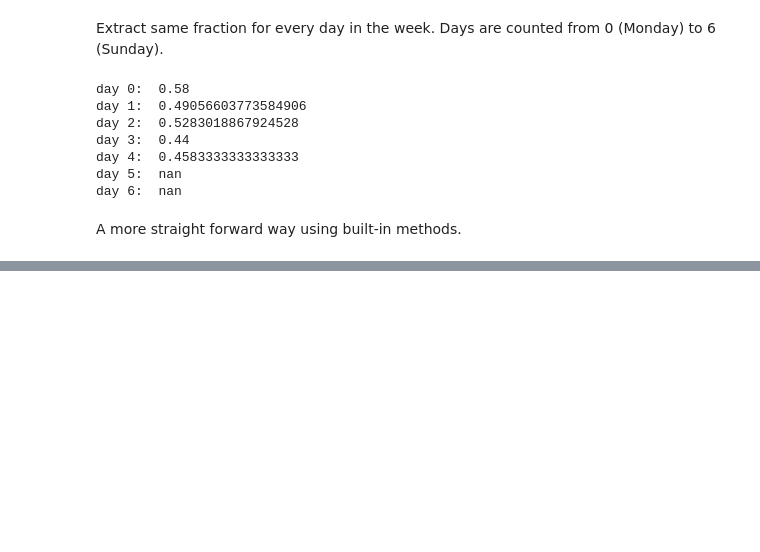
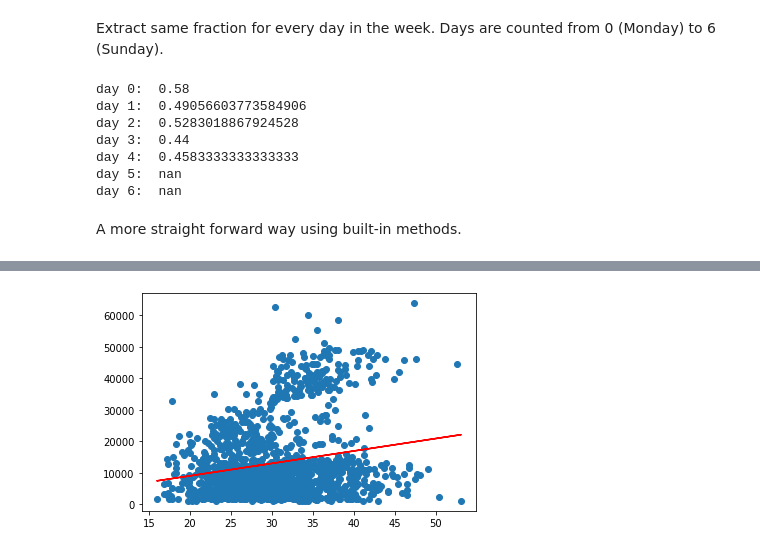
Before and after one commit to jnkng/python_introduction, a Jupyter notebook: _sources/Python_introduction.ipynb, the cells around one changed output, grey strips where cells are left out. Saved outputs shown, nothing was run; the diff lists cells and outputs as text; code cells hidden in the pictures; blank space fills up the shorter version.

```diff
--- a/_sources/Python_introduction.ipynb
+++ b/_sources/Python_introduction.ipynb
@@ -1386,0 +1450,5 @@ dax.groupby(['wday']).mean()  # rows with nans are not calculated
+# %%
+import pandas as pd
+df = pd.read_csv("data/insurance.csv")
+#df = df.select_dtypes(include=['int64', 'float64'])
+df.head(2)
@@ -1386,0 +1471,10 @@ dax.groupby(['wday']).mean()  # rows with nans are not calculated
+# %%
+from sklearn.linear_model import LinearRegression
+
+X = np.array(df.bmi).reshape(-1,1)
+y = np.array(df.charges).reshape(-1,1)
+
+linreg = LinearRegression(fit_intercept=True)
+linreg.fit(X,y)
+
+print(f"intercept: {linreg.intercept_}, coefficient: {linreg.coef_}")
@@ -1386,0 +1495,8 @@ dax.groupby(['wday']).mean()  # rows with nans are not calculated
+# %%
+y_pred = linreg.predict(X)
+
+plt.scatter(X, y)
+plt.plot(X,y_pred, color='red')
+plt.show()
+# %% [output]
+[figure, added]
```
Also changed, not shown: parts of 96 cells of this notebook, 36 other files.
